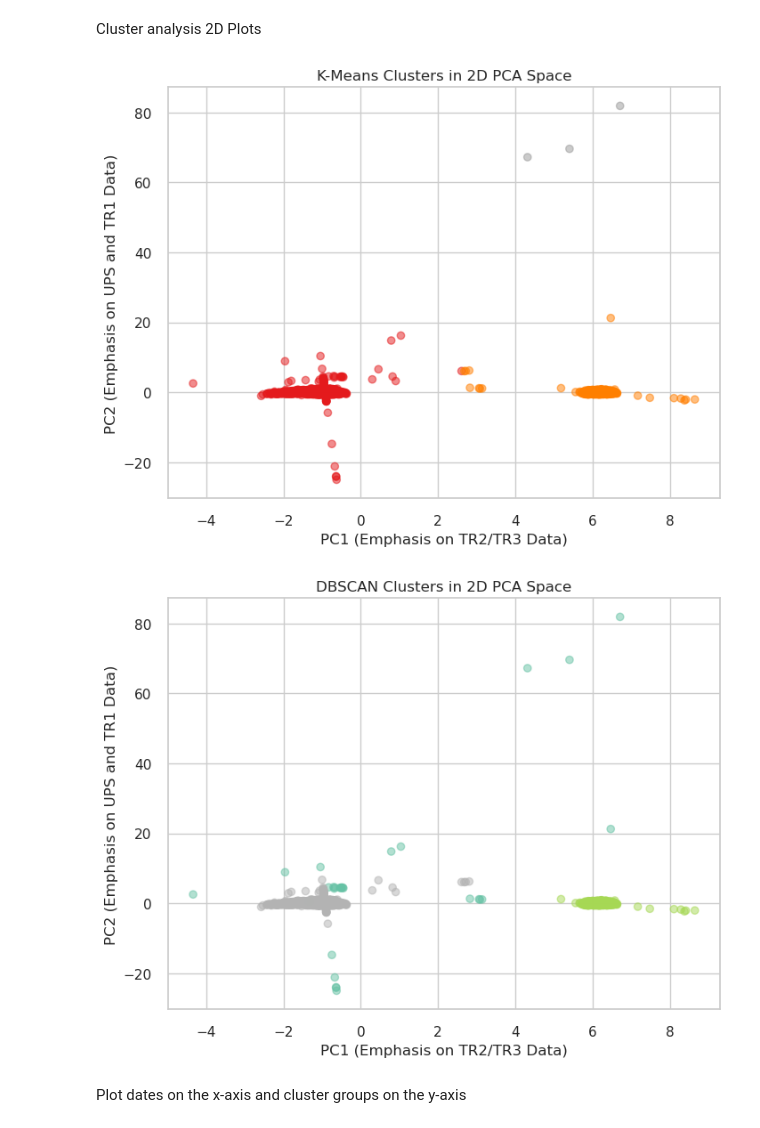
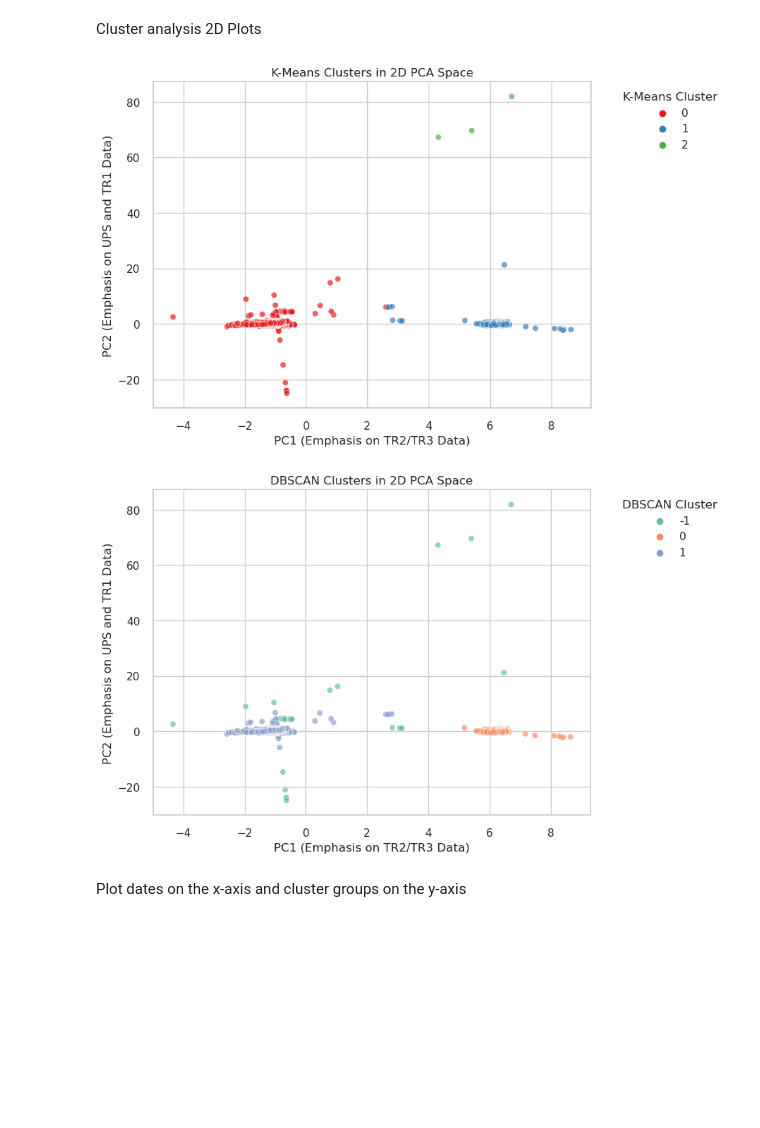
Before and after one commit to Matt17BR/ml4ds2324_cluster_analysis, a Jupyter notebook: scripts/cluster_analysis.ipynb, the cells around one changed output. Drawn from its saved outputs; the diff is of its cells as text; code cells hidden in the pictures; blank space fills up the shorter version.

Commit message:
Improved cluster/PCA plots w/ seaborn

```diff
--- a/scripts/cluster_analysis.ipynb
+++ b/scripts/cluster_analysis.ipynb
@@ -122,35 +122,40 @@ Cluster analysis 2D Plots
 # %%
 import seaborn as sns
 
 plotting_df = wide_standardized_noNA.copy()
 
 kmeans_k3 = KMeans(n_clusters=3, init='k-means++', n_init = 'auto', random_state=123)
 plotting_df['K-Means Cluster'] = kmeans_k3.fit_predict(clustering_df)
 
-# Plotting the results
+# Set the Seaborn style
+sns.set(style="whitegrid")
+
+# Plotting the results with Seaborn
 plt.figure(figsize=(8, 6))
-plt.scatter(pca_df[:, 0], pca_df[:, 1], c=plotting_df['K-Means Cluster'], alpha=0.5, cmap='Set1')
+sns.scatterplot(x=pca_df[:, 0], y=pca_df[:, 1], hue=plotting_df['K-Means Cluster'], palette='Set1', alpha=0.7)
+
 plt.xlabel('PC1 (Emphasis on TR2/TR3 Data)')
 plt.ylabel('PC2 (Emphasis on UPS and TR1 Data)')
 plt.title('K-Means Clusters in 2D PCA Space')
-plt.grid(True)
+plt.legend(title='Cluster', loc='upper left', bbox_to_anchor=(1.05, 1))
 plt.show()
 # %% [output]
-[figure, old version]
+[figure, new version]
 # %%
 dbscan_k3 = DBSCAN(eps=5, min_samples=11)
 plotting_df['DBSCAN Cluster'] = dbscan_k3.fit_predict(clustering_df)
 
-# Plotting the results
+# Plotting the results with Seaborn
 plt.figure(figsize=(8, 6))
-plt.scatter(pca_df[:, 0], pca_df[:, 1], c=plotting_df['DBSCAN Cluster'], alpha=0.5, cmap='Set2')
+sns.scatterplot(x=pca_df[:, 0], y=pca_df[:, 1], hue=plotting_df['DBSCAN Cluster'], palette='Set2', alpha=0.7)
+
 plt.xlabel('PC1 (Emphasis on TR2/TR3 Data)')
 plt.ylabel('PC2 (Emphasis on UPS and TR1 Data)')
 plt.title('DBSCAN Clusters in 2D PCA Space')
-plt.grid(True)
+plt.legend(title='Cluster', loc='upper left', bbox_to_anchor=(1.05, 1))
 plt.show()
 # %% [output]
-[figure, old version]
+[figure, new version]
 # %% [markdown]
 Plot dates on the x-axis and cluster groups on the y-axis
 # %%
```
Also changed, not shown: parts of 4 cells of this notebook.
